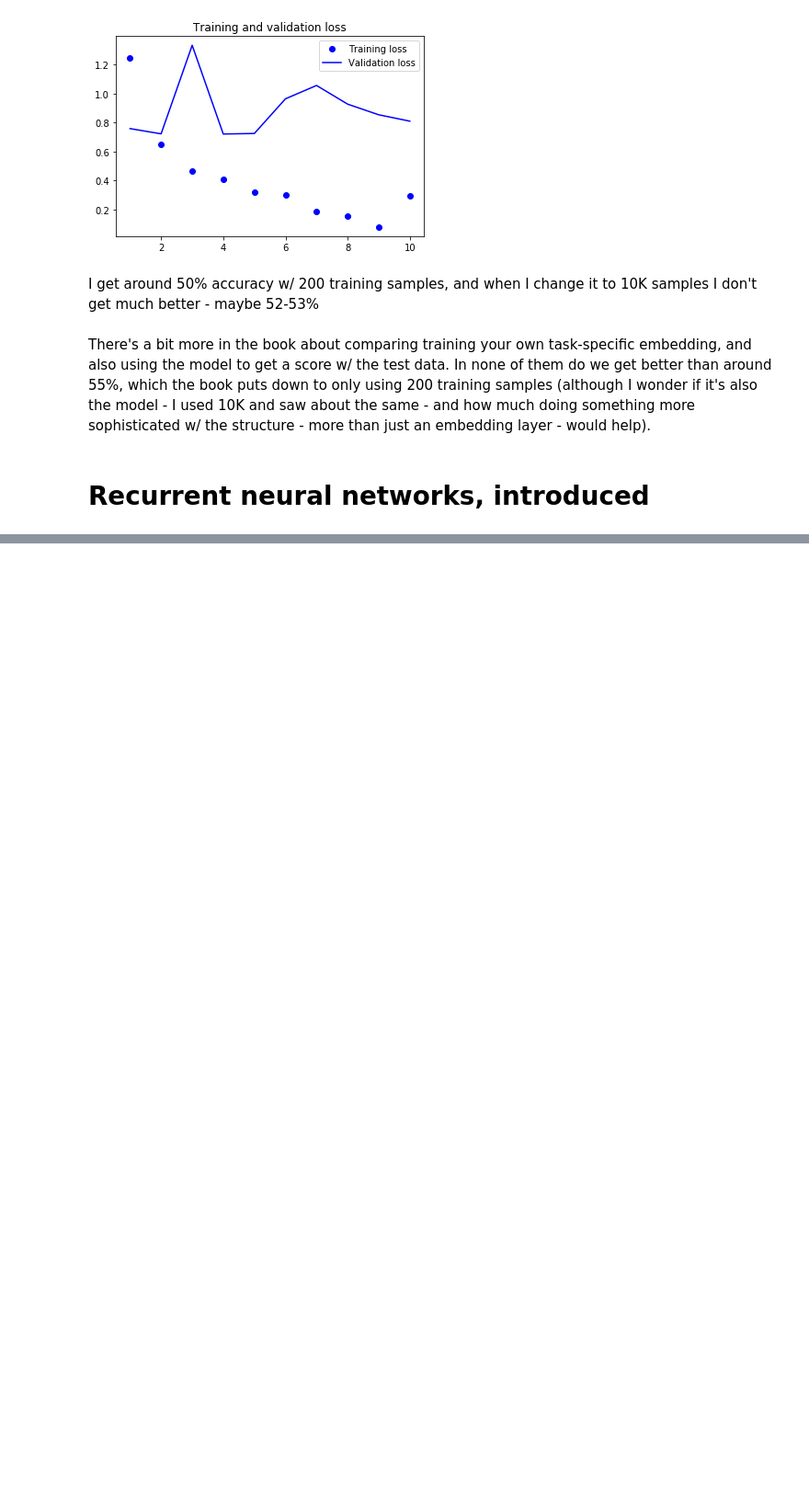
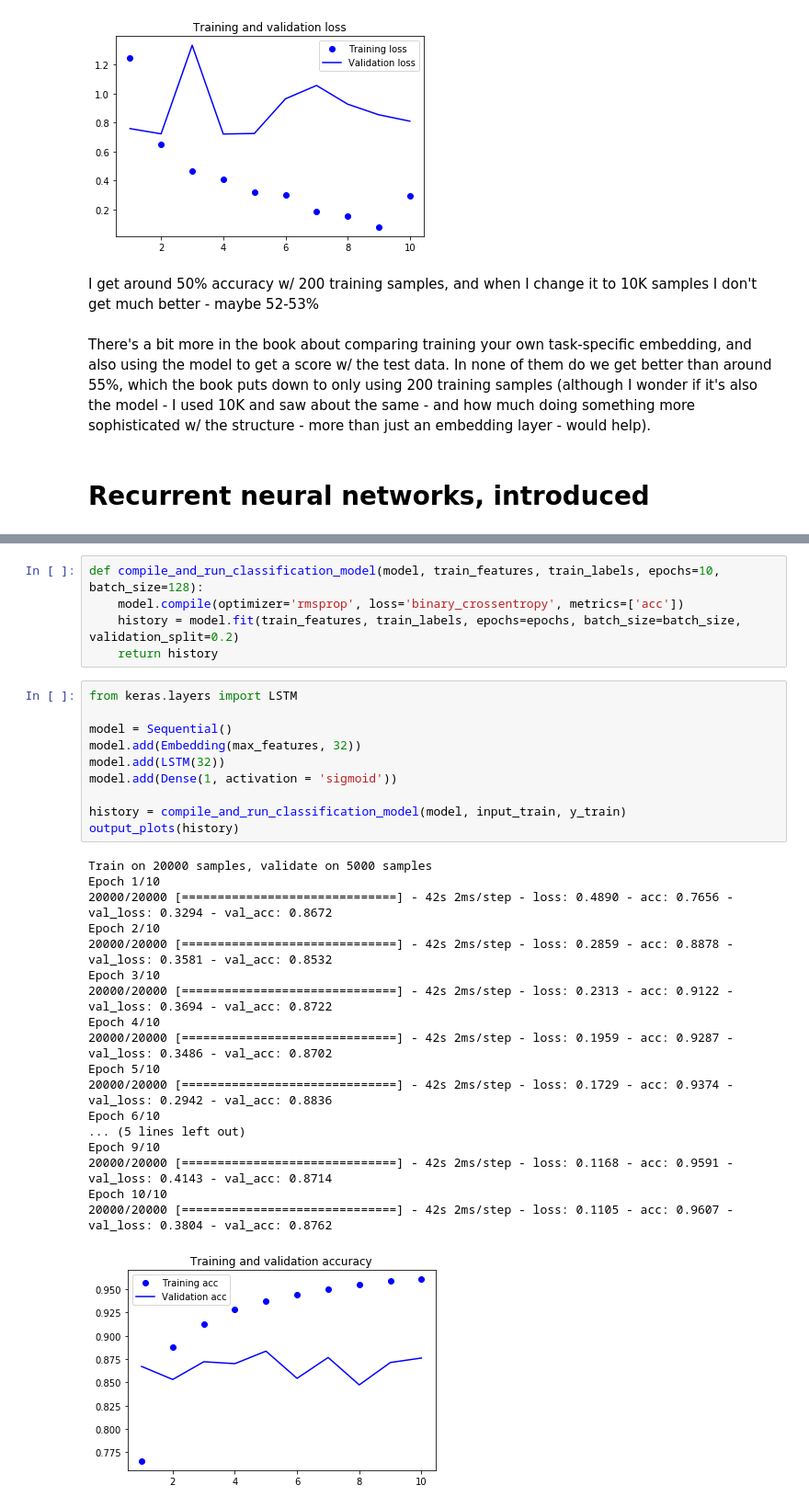
Before and after one commit to aenfield/DeepLearningWithPython, a Jupyter notebook: TextAndSequences.ipynb, the cells around one changed output, grey strips where cells are left out. Shown: that part at 92% size. Cells and saved outputs as stored; diff of their text form; blank space fills up the shorter version.

```diff
--- a/TextAndSequences.ipynb
+++ b/TextAndSequences.ipynb
@@ -502,0 +559,34 @@ There's a bit more in the book about comparing training your own task-specific e
+# %%
+def compile_and_run_classification_model(model, train_features, train_labels, epochs=10, batch_size=128):
+    model.compile(optimizer='rmsprop', loss='binary_crossentropy', metrics=['acc'])
+    history = model.fit(train_features, train_labels, epochs=epochs, batch_size=batch_size, validation_split=0.2)
+    return history
+# %%
+from keras.layers import LSTM
+
+model = Sequential()
+model.add(Embedding(max_features, 32))
+model.add(LSTM(32))
+model.add(Dense(1, activation = 'sigmoid'))
+
+history = compile_and_run_classification_model(model, input_train, y_train)
+output_plots(history)
+# %% [output]
+Train on 20000 samples, validate on 5000 samples
+Epoch 1/10
+20000/20000 [==============================] - 42s 2ms/step - loss: 0.4890 - acc: 0.7656 - val_loss: 0.3294 - val_acc: 0.8672
+Epoch 2/10
+20000/20000 [==============================] - 42s 2ms/step - loss: 0.2859 - acc: 0.8878 - val_loss: 0.3581 - val_acc: 0.8532
+Epoch 3/10
+20000/20000 [==============================] - 42s 2ms/step - loss: 0.2313 - acc: 0.9122 - val_loss: 0.3694 - val_acc: 0.8722
+Epoch 4/10
+20000/20000 [==============================] - 42s 2ms/step - loss: 0.1959 - acc: 0.9287 - val_loss: 0.3486 - val_acc: 0.8702
+Epoch 5/10
+20000/20000 [==============================] - 42s 2ms/step - loss: 0.1729 - acc: 0.9374 - val_loss: 0.2942 - val_acc: 0.8836
+Epoch 6/10
+... (5 lines left out)
+Epoch 9/10
+20000/20000 [==============================] - 42s 2ms/step - loss: 0.1168 - acc: 0.9591 - val_loss: 0.4143 - val_acc: 0.8714
+Epoch 10/10
+20000/20000 [==============================] - 42s 2ms/step - loss: 0.1105 - acc: 0.9607 - val_loss: 0.3804 - val_acc: 0.8762
+[figure, added]
```
Also changed, not shown: parts of 7 cells of this notebook.
